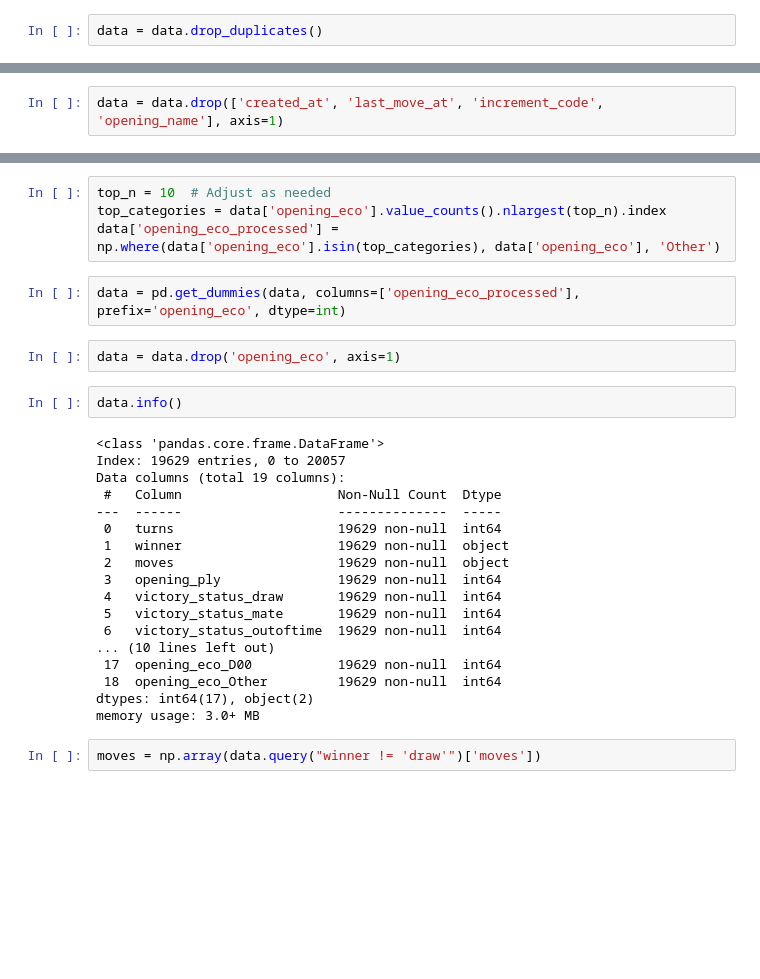
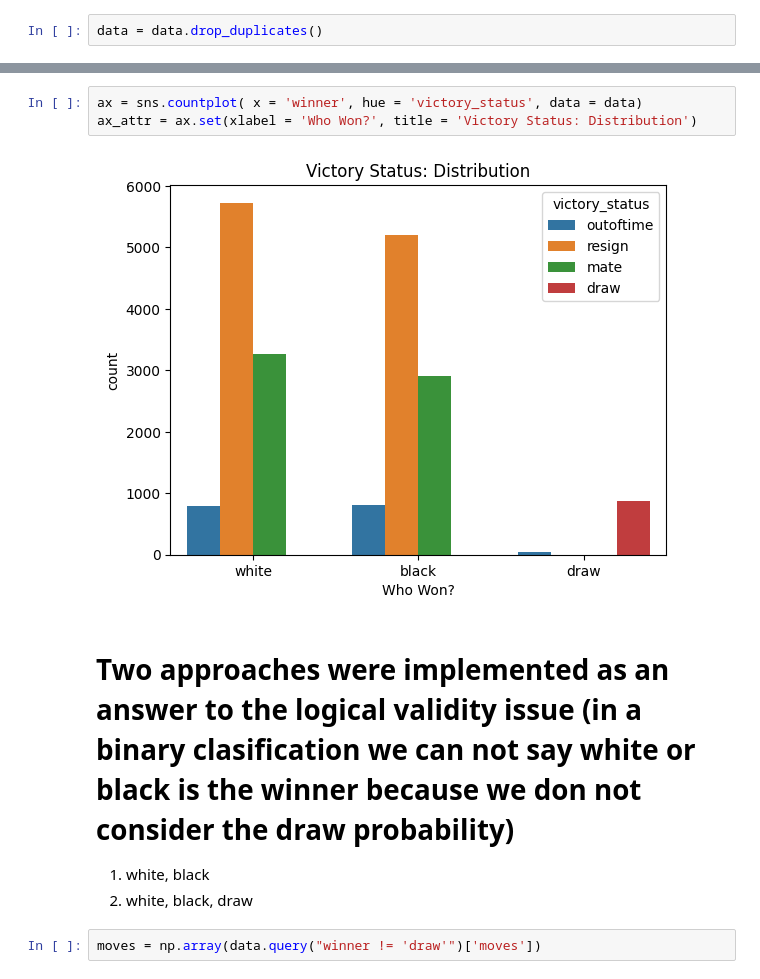
Before and after one commit to elenapop1/chess-game-winner-predictor, a Jupyter notebook: process_data.ipynb, the cells around one changed output, grey strips where cells are left out. Cells and saved outputs as stored; diff of their text form; blank space fills up the shorter version.

```diff
--- a/process_data.ipynb
+++ b/process_data.ipynb
@@ -42,2 +56,0 @@ data = pd.get_dummies(data, columns=['victory_status'], prefix='victory_status',
-# %%
-data = data.drop(['created_at', 'last_move_at', 'increment_code', 'opening_name'], axis=1)
@@ -63,31 +57,12 @@ memory usage: 1.5+ MB
-# %%
-top_n = 10  # Adjust as needed
-top_categories = data['opening_eco'].value_counts().nlargest(top_n).index
-data['opening_eco_processed'] = np.where(data['opening_eco'].isin(top_categories), data['opening_eco'], 'Other')
-# %%
-data = pd.get_dummies(data, columns=['opening_eco_processed'], prefix='opening_eco', dtype=int)
-# %%
-data = data.drop('opening_eco', axis=1)
-# %%
-data.info()
-# %% [output]
-<class 'pandas.core.frame.DataFrame'>
-Index: 19629 entries, 0 to 20057
-Data columns (total 19 columns):
- #   Column                    Non-Null Count  Dtype
----  ------                    --------------  -----
- 0   turns                     19629 non-null  int64
- 1   winner                    19629 non-null  object
- 2   moves                     19629 non-null  object
- 3   opening_ply               19629 non-null  int64
- 4   victory_status_draw       19629 non-null  int64
- 5   victory_status_mate       19629 non-null  int64
- 6   victory_status_outoftime  19629 non-null  int64
-... (10 lines left out)
- 17  opening_eco_D00           19629 non-null  int64
- 18  opening_eco_Other         19629 non-null  int64
-dtypes: int64(17), object(2)
-memory usage: 3.0+ MB
+# %%
+ax = sns.countplot( x = 'winner', hue = 'victory_status', data = data)
+ax_attr = ax.set(xlabel = 'Who Won?', title = 'Victory Status: Distribution')
+# %% [output]
+[figure, added]
+# %% [markdown]
+# Two approaches were implemented as an answer to the logical validity issue (in a binary clasification we can not say white or black is the winner because we don not consider the draw probability)
+1. white, black
+2. white, black, draw
 # %%
 moves = np.array(data.query("winner != 'draw'")['moves'])
 # %%
```
Also changed, not shown: parts of 35 cells of this notebook, 5 other files.
